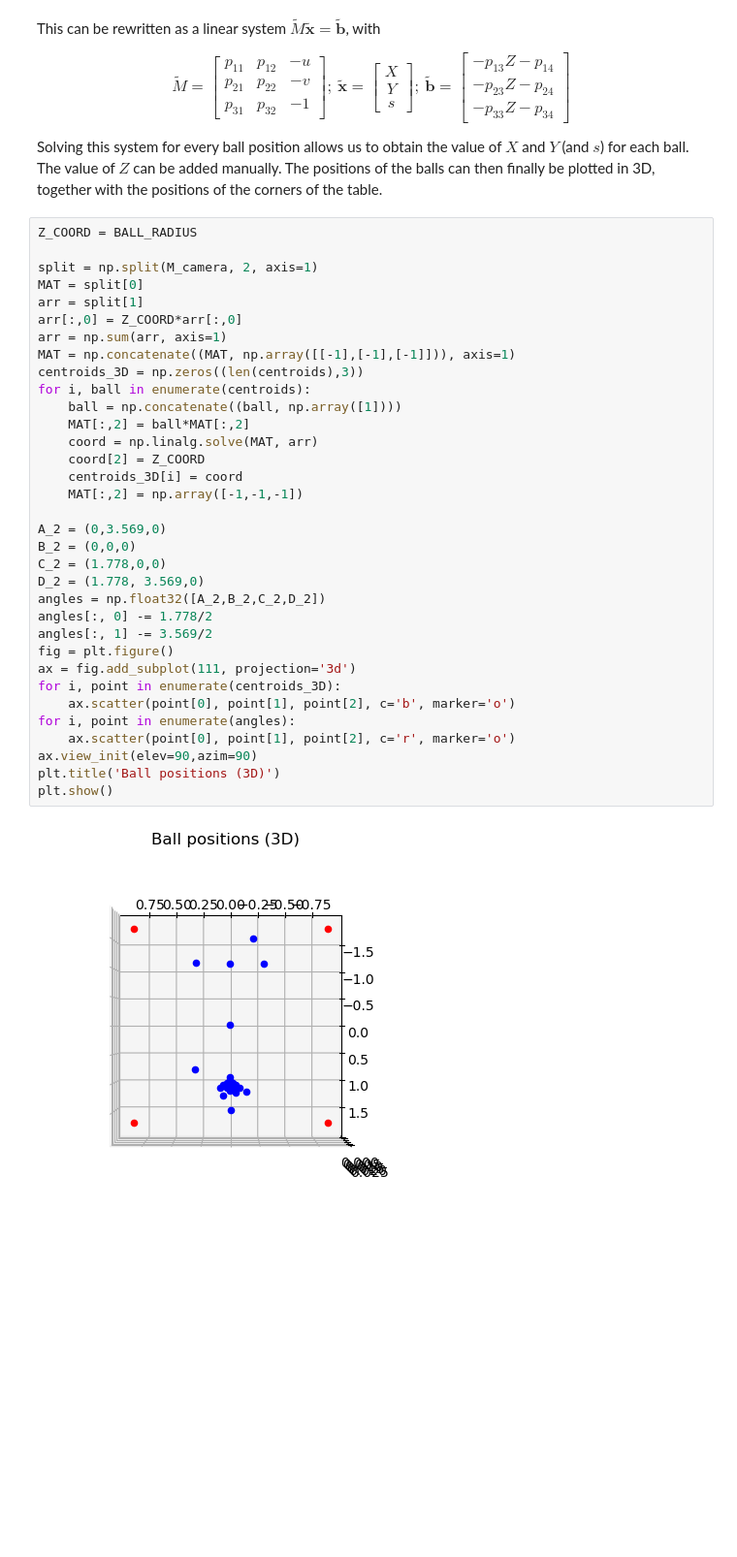
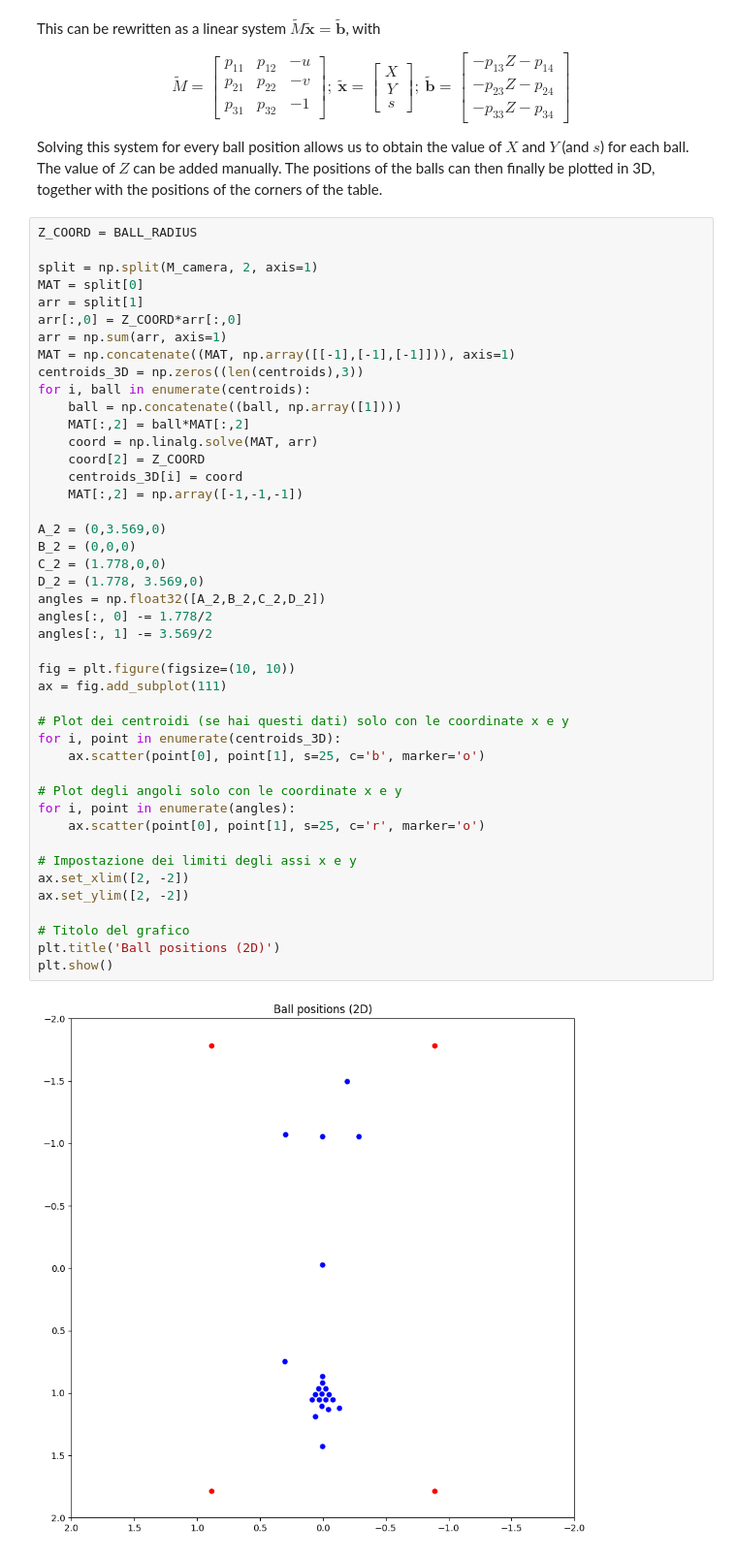
Before and after one commit to SamuelCorecco/Computer_Vision_Project, a Jupyter notebook: Task2.ipynb, the cells around one changed output. Shown at 97% size. Saved outputs shown, nothing was run; the diff lists cells and outputs as text; blank space fills up the shorter version.

Commit message:
just dlt with our points

```diff
--- a/Task2.ipynb
+++ b/Task2.ipynb
@@ -899,36 +912,46 @@ Solving this system for every ball position allows us to obtain the value of $X$
 # %%
 Z_COORD = BALL_RADIUS
 
 split = np.split(M_camera, 2, axis=1)
 MAT = split[0]
 arr = split[1]
 arr[:,0] = Z_COORD*arr[:,0]
 arr = np.sum(arr, axis=1)
 MAT = np.concatenate((MAT, np.array([[-1],[-1],[-1]])), axis=1)
 centroids_3D = np.zeros((len(centroids),3))
 for i, ball in enumerate(centroids):
     ball = np.concatenate((ball, np.array([1])))
     MAT[:,2] = ball*MAT[:,2]
     coord = np.linalg.solve(MAT, arr)
     coord[2] = Z_COORD
     centroids_3D[i] = coord
     MAT[:,2] = np.array([-1,-1,-1])
 
 A_2 = (0,3.569,0)
 B_2 = (0,0,0)
 C_2 = (1.778,0,0)
 D_2 = (1.778, 3.569,0)
 angles = np.float32([A_2,B_2,C_2,D_2])
 angles[:, 0] -= 1.778/2
 angles[:, 1] -= 3.569/2
-fig = plt.figure()
-ax = fig.add_subplot(111, projection='3d')
+
+fig = plt.figure(figsize=(10, 10))
+ax = fig.add_subplot(111)
+
+# Plot dei centroidi (se hai questi dati) solo con le coordinate x e y
 for i, point in enumerate(centroids_3D):
-    ax.scatter(point[0], point[1], point[2], c='b', marker='o')
+    ax.scatter(point[0], point[1], s=25, c='b', marker='o')
+
+# Plot degli angoli solo con le coordinate x e y
 for i, point in enumerate(angles):
-    ax.scatter(point[0], point[1], point[2], c='r', marker='o')
-ax.view_init(elev=90,azim=90)
-plt.title('Ball positions (3D)')
+    ax.scatter(point[0], point[1], s=25, c='r', marker='o')
+
+# Impostazione dei limiti degli assi x e y
+ax.set_xlim([2, -2])
+ax.set_ylim([2, -2])
+
+# Titolo del grafico
+plt.title('Ball positions (2D)')
 plt.show()
 # %% [output]
-[figure, old version]
+[figure, new version]
```
Also changed, not shown: parts of 5 cells of this notebook.
